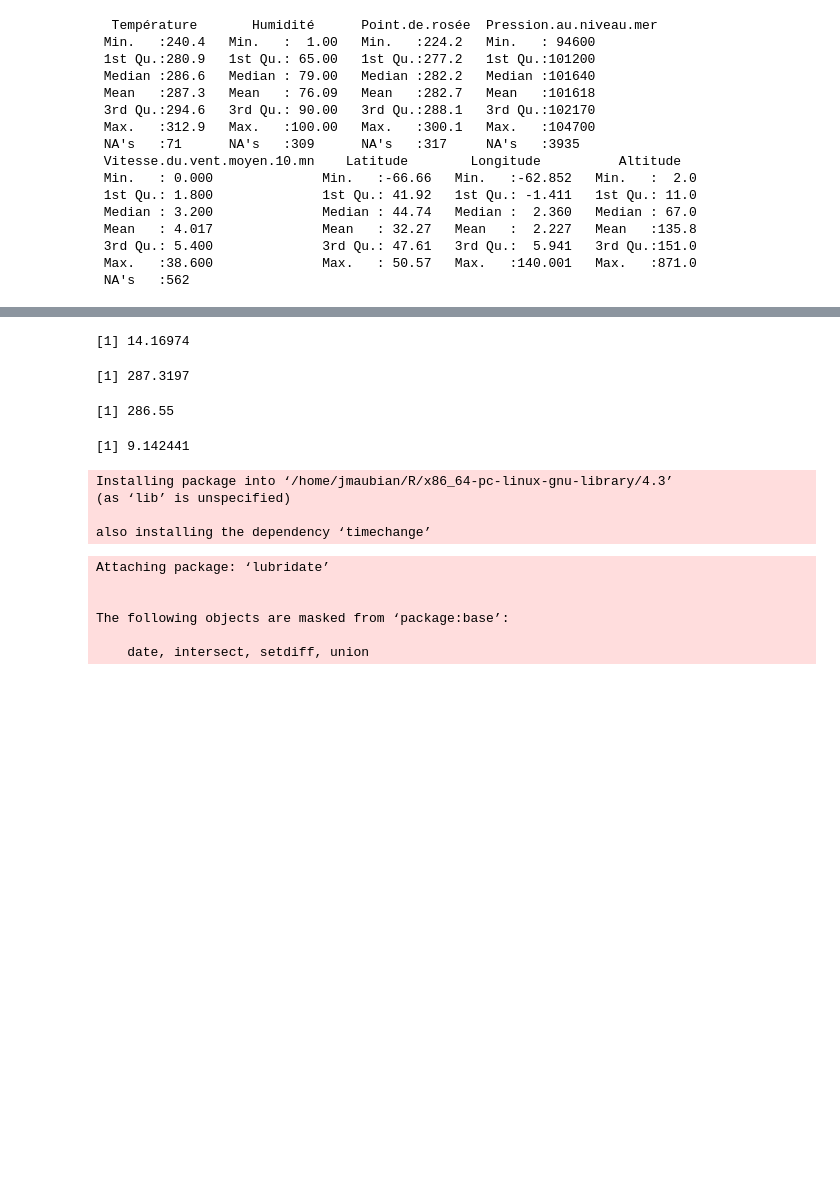
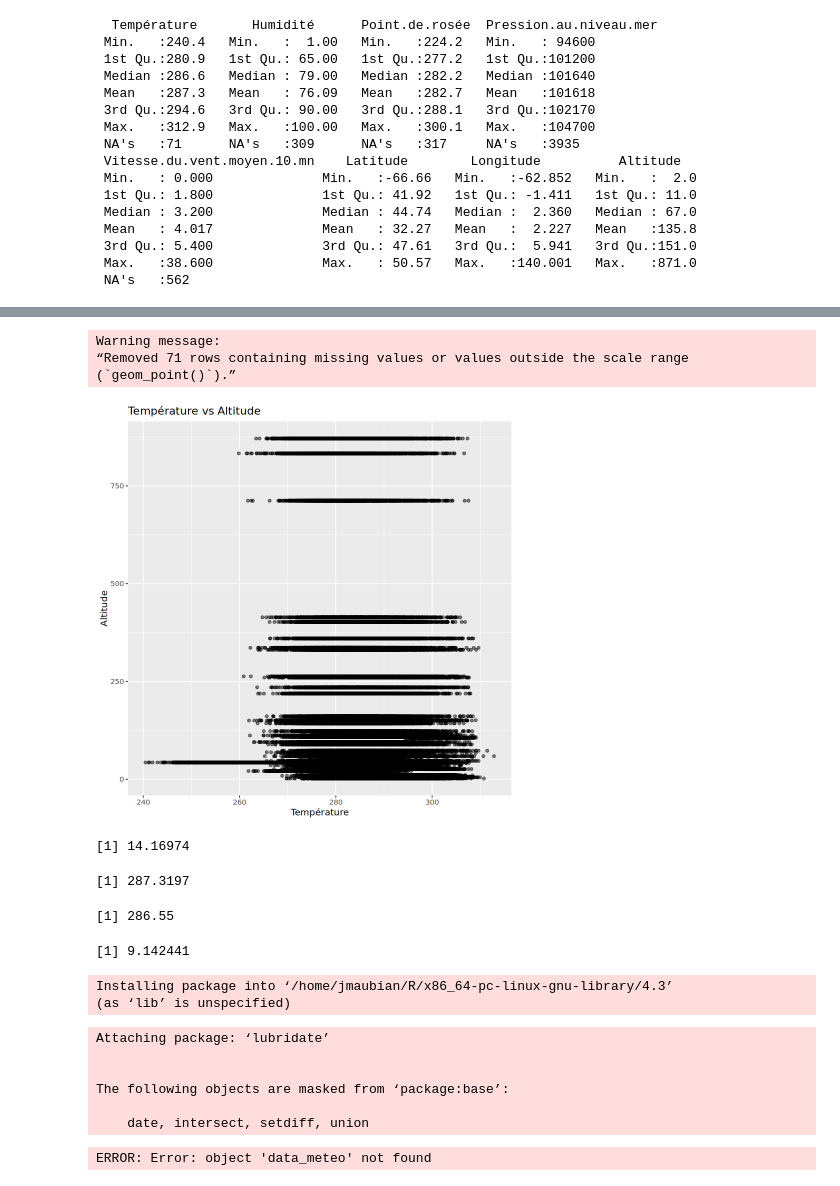
Before and after one commit to lauraachoquett/stats_BE_Bobbia, a Jupyter notebook: analyses_jo/essais.ipynb, the cells around one changed output, grey strips where cells are left out. Cells and saved outputs as stored; diff of their text form; code cells hidden in the pictures; blank space fills up the shorter version.

```diff
--- a/analyses_jo/essais.ipynb
+++ b/analyses_jo/essais.ipynb
@@ -149,3 +157,12 @@ Warning message:
+# %%
+# Nuage de points Température vs Point de rosée
+ggplot(meteo_small, aes(x=Température, y=Altitude)) + geom_point(alpha=0.5) +
+ggtitle("Température vs Altitude")
+# %% [output]
+Warning message:
+“Removed 71 rows containing missing values or values outside the scale range
+(`geom_point()`).”
+[figure, added]
 # %%
 # Estimateurs température
 
@@ -162,19 +179,17 @@ sd_t
 [1] 286.55
 [1] 9.142441
 # %%
-install.packages("lubridate")
+#install.packages("lubridate")
 # %% [output]
 Installing package into ‘/home/jmaubian/R/x86_64-pc-linux-gnu-library/4.3’
 (as ‘lib’ is unspecified)
-
-also installing the dependency ‘timechange’
 # %%
 # Regrouper par mois ou saisons
 
 library(lubridate)
-data_meteo$Date <- as.POSIXct(data_meteo$Date, format="%Y-%m-%dT%H:%M:%S", tz="Europe/Berlin")
-data_meteo$mois <- month(data_meteo$Date)
-data_meteo$saison <- ifelse(data_meteo$mois %in% c(12, 1, 2), "Hiver",
+data_observ$Date <- as.POSIXct(data_meteo$Date, format="%Y-%m-%dT%H:%M:%S", tz="Europe/Berlin")
+data_observ$mois <- month(data_meteo$Date)
+data_observ$saison <- ifelse(data_meteo$mois %in% c(12, 1, 2), "Hiver",
                             ifelse(data_meteo$mois %in% c(3, 4, 5), "Printemps",
                                    ifelse(data_meteo$mois %in% c(6, 7, 8), "Été", "Automne")))
 # %% [output]
@@ -184,3 +199,4 @@ Attaching package: ‘lubridate’
 The following objects are masked from ‘package:base’:
 
     date, intersect, setdiff, union
+ERROR: Error: object 'data_meteo' not found
```
Also changed, not shown: parts of 5 cells of this notebook, 1 other file.
